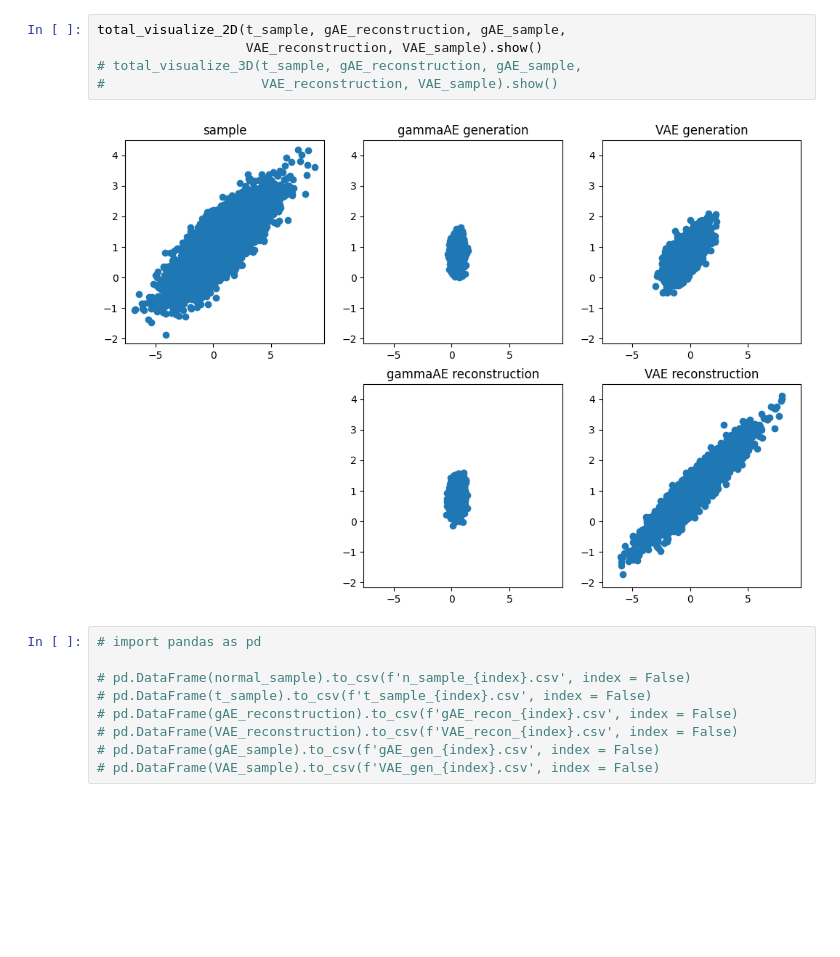
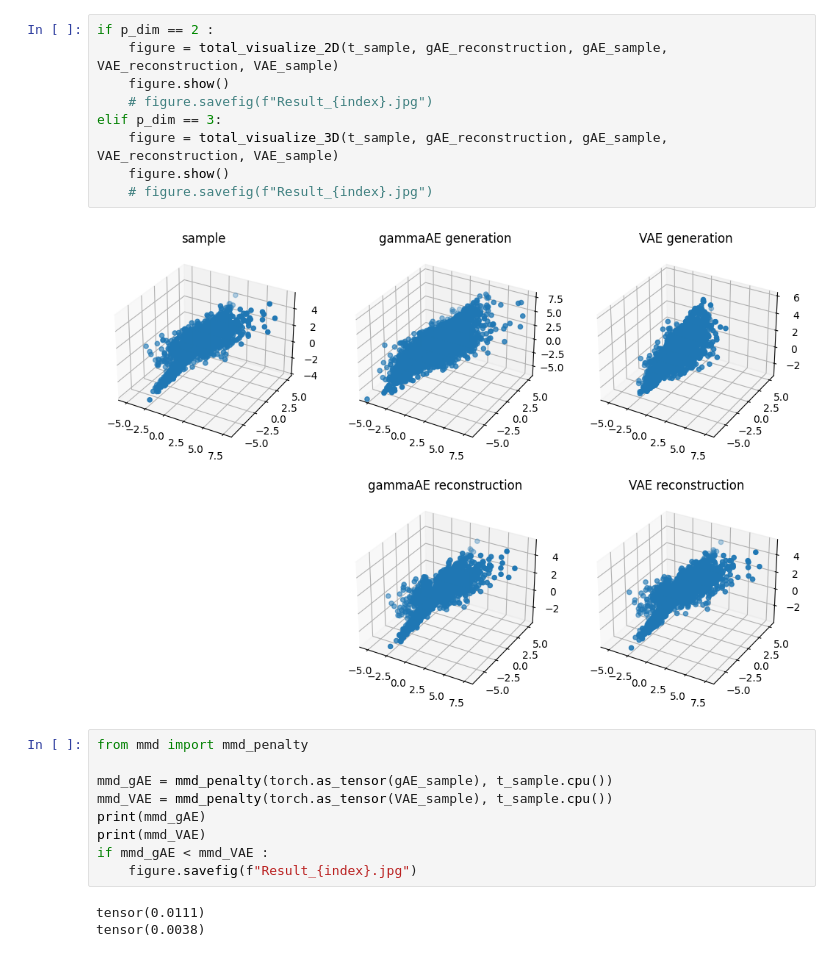
Before and after one commit to Mincheol2/t3VAE, a Jupyter notebook: Simulation_study/Simulation_study.ipynb, the cells around one changed output. Drawn from its saved outputs; the diff is of its cells as text; blank space fills up the shorter version.

```diff
--- a/Simulation_study/Simulation_study.ipynb
+++ b/Simulation_study/Simulation_study.ipynb
@@ -237,18 +119,25 @@ const: tensor([[-0.0876, -0.2719],
 
 # visualize_3D(torch.cat([x_sample, torch.as_tensor(true_var_list).to(DEVICE).unsqueeze(1)], axis = 1).detach()).show()
 # %%
-total_visualize_2D(t_sample, gAE_reconstruction, gAE_sample,
-                   VAE_reconstruction, VAE_sample).show()
-# total_visualize_3D(t_sample, gAE_reconstruction, gAE_sample,
-#                    VAE_reconstruction, VAE_sample).show()
+if p_dim == 2 :
+    figure = total_visualize_2D(t_sample, gAE_reconstruction, gAE_sample, VAE_reconstruction, VAE_sample)
+    figure.show()
+    # figure.savefig(f"Result_{index}.jpg")
+elif p_dim == 3:
+    figure = total_visualize_3D(t_sample, gAE_reconstruction, gAE_sample, VAE_reconstruction, VAE_sample)
+    figure.show()
+    # figure.savefig(f"Result_{index}.jpg")
 # %% [output]
-[figure, old version]
+[figure, new version]
-# %%
-# import pandas as pd
-
-# pd.DataFrame(normal_sample).to_csv(f'n_sample_{index}.csv', index = False)
-# pd.DataFrame(t_sample).to_csv(f't_sample_{index}.csv', index = False)
-# pd.DataFrame(gAE_reconstruction).to_csv(f'gAE_recon_{index}.csv', index = False)
-# pd.DataFrame(VAE_reconstruction).to_csv(f'VAE_recon_{index}.csv', index = False)
-# pd.DataFrame(gAE_sample).to_csv(f'gAE_gen_{index}.csv', index = False)
-# pd.DataFrame(VAE_sample).to_csv(f'VAE_gen_{index}.csv', index = False)
+# %%
+from mmd import mmd_penalty
+
+mmd_gAE = mmd_penalty(torch.as_tensor(gAE_sample), t_sample.cpu())
+mmd_VAE = mmd_penalty(torch.as_tensor(VAE_sample), t_sample.cpu())
+print(mmd_gAE)
+print(mmd_VAE)
+if mmd_gAE < mmd_VAE :
+    figure.savefig(f"Result_{index}.jpg")
+# %% [output]
+tensor(0.0111)
+tensor(0.0038)
```
Also changed, not shown: parts of 10 cells of this notebook, 14 other files.
